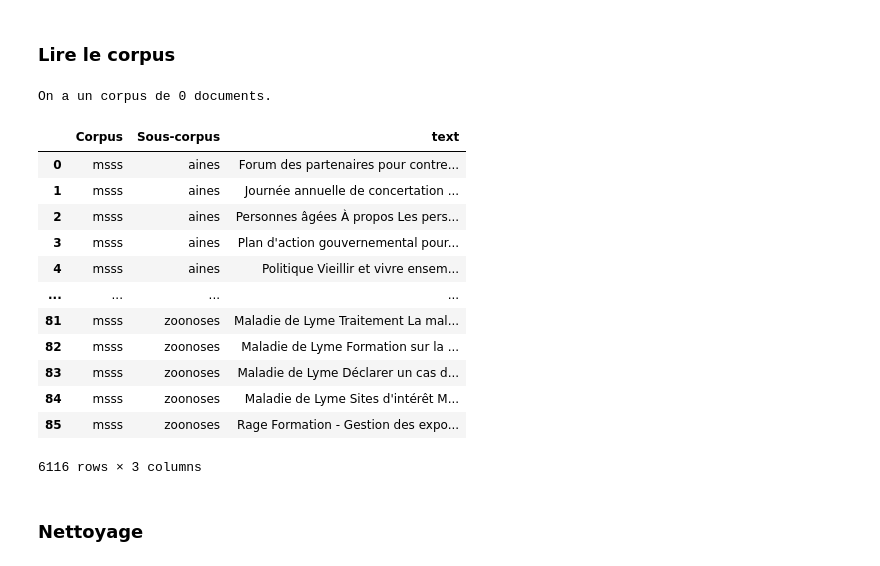
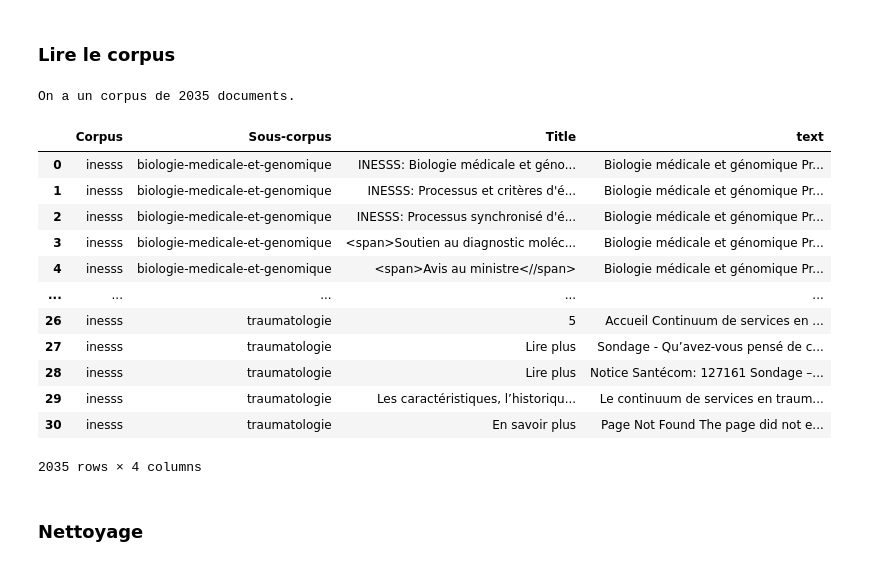
Before and after one commit to Camille-Demers/text-mining-project, a Jupyter notebook: 00-Jupyter-Notebooks/2_Prétraitement.ipynb, the cells around one changed output. Saved outputs shown, nothing was run; the diff lists cells and outputs as text; code cells hidden in the pictures.

```diff
--- a/00-Jupyter-Notebooks/2_Prétraitement.ipynb
+++ b/00-Jupyter-Notebooks/2_Prétraitement.ipynb
@@ -14,7 +14,7 @@
 ### **Lire le corpus**
 # %%
 lng = 'fr'
-acteur = 'msss'
+acteur = 'inesss'
 tag = ''
 if tag:
     file = acteur + '/' + acteur + '_' + tag + '.csv'
@@ -71,23 +71,27 @@ data = lire_corpus(acteur)
 nb_docs = len(data)
 print("On a un corpus de {} documents.".format(nb_docs))
 # %% [output]
-On a un corpus de 0 documents.
+On a un corpus de 2035 documents.
 # %%
+base_path = '../03-corpus/2-data/'
+folder_path = path.join(base_path, '1-' + lng, acteur)
+
+data.to_csv(folder_path + '.csv')
 data
 # %% [output]
-|  | Corpus | Sous-corpus | text |
-| 0 | msss | aines | Forum des partenaires pour contre... |
-| 1 | msss | aines | Journée annuelle de concertation ... |
-| 2 | msss | aines | Personnes âgées À propos Les pers... |
-| 3 | msss | aines | Plan d'action gouvernemental pour... |
-| 4 | msss | aines | Politique Vieillir et vivre ensem... |
-| ... | ... | ... | ... |
-| 81 | msss | zoonoses | Maladie de Lyme Traitement La mal... |
-| 82 | msss | zoonoses | Maladie de Lyme Formation sur la ... |
-| 83 | msss | zoonoses | Maladie de Lyme Déclarer un cas d... |
-| 84 | msss | zoonoses | Maladie de Lyme Sites d'intérêt M... |
-| 85 | msss | zoonoses | Rage Formation - Gestion des expo... |
+|  | Corpus | Sous-corpus | Title | text |
+| 0 | inesss | biologie-medicale-et-genomique | INESSS: Biologie médicale et géno... | Biologie médicale et génomique Pr... |
+| 1 | inesss | biologie-medicale-et-genomique | INESSS: Processus et critères d'é... | Biologie médicale et génomique Pr... |
+| 2 | inesss | biologie-medicale-et-genomique | INESSS: Processus synchronisé d'é... | Biologie médicale et génomique Pr... |
+| 3 | inesss | biologie-medicale-et-genomique | <span>Soutien au diagnostic moléc... | Biologie médicale et génomique Pr... |
+| 4 | inesss | biologie-medicale-et-genomique | <span>Avis au ministre<//span> | Biologie médicale et génomique Pr... |
+| ... | ... | ... | ... | ... |
+| 26 | inesss | traumatologie | 5 | Accueil Continuum de services en ... |
+| 27 | inesss | traumatologie | Lire plus | Sondage - Qu’avez-vous pensé de c... |
+| 28 | inesss | traumatologie | Lire plus | Notice Santécom: 127161 Sondage –... |
+| 29 | inesss | traumatologie | Les caractéristiques, l’historiqu... | Le continuum de services en traum... |
+| 30 | inesss | traumatologie | En savoir plus | Page Not Found The page did not e... |
-6116 rows × 3 columns
+2035 rows × 4 columns
 # %% [markdown]
 ### **Nettoyage**
 # %%
```
Also changed, not shown: parts of 40 cells of this notebook, 4 other files.
